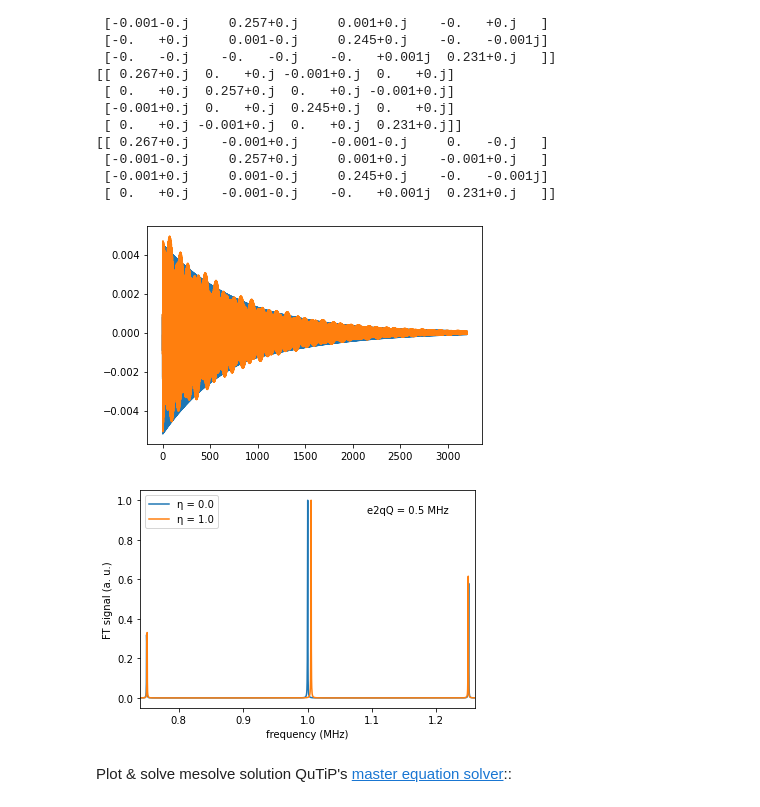
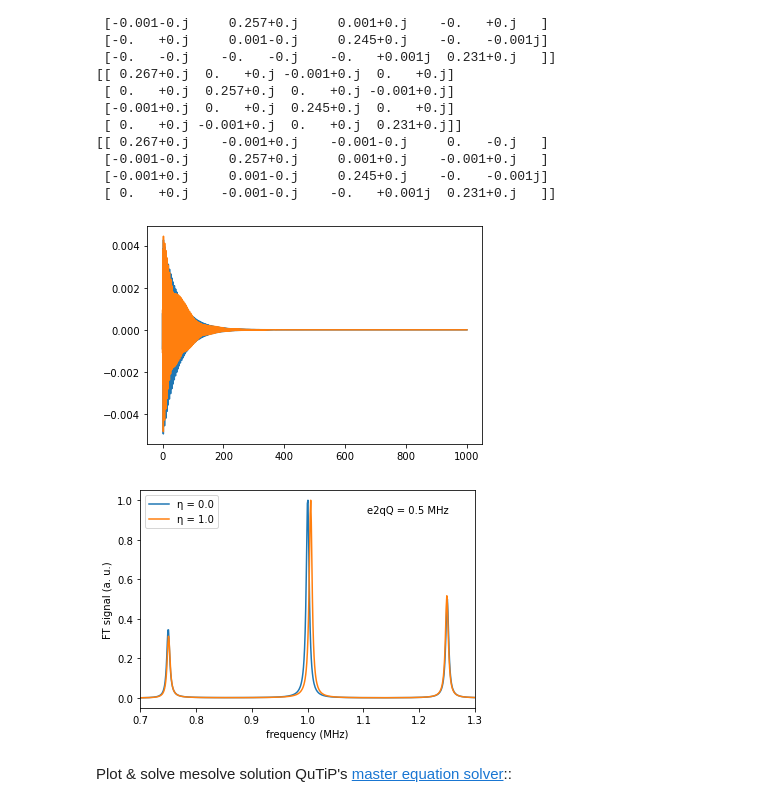
Before and after one commit to vemiBGH/PULSEE, a Jupyter notebook: demos/Quadrupolar_Coupling_Demo_PULSEE_3Solvers.ipynb, the cells around one changed output. Drawn from its saved outputs; the diff is of its cells as text; code cells hidden in the pictures.

```diff
--- a/demos/Quadrupolar_Coupling_Demo_PULSEE_3Solvers.ipynb
+++ b/demos/Quadrupolar_Coupling_Demo_PULSEE_3Solvers.ipynb
@@ -49,7 +49,6 @@ def simulate(solver):
                                             zeem_par=zeem_par, initial_state='canonical', temperature=1e-3)
 
         ix, iy, iz = qt.spin_J_set(3 / 2)
-#         dm_initial = iz
         print(np.round(dm_initial.full(), 3))
         opts = Options(atol=1e-10, rtol=1e-10, rhs_reuse=False, nsteps=16000)
         dm_evolved = evolve(spin, h_unperturbed, dm_initial, solver=solver, \
@@ -57,8 +56,8 @@ def simulate(solver):
                             picture='IP', n_points=10, opts=opts)
 
         print(np.round(dm_evolved.full(), 3))
-        t, FID = FID_signal(spin, h_unperturbed, dm_evolved, acquisition_time=3200, \
-                            T2=800, reference_frequency=0, n_points=5)
+        t, FID = FID_signal(spin, h_unperturbed, dm_evolved, acquisition_time=1000, \
+                            T2=50, reference_frequency=0, n_points=5)
 
 
         f, ft = fourier_transform_signal(FID, t, padding=0)
@@ -91,24 +90,21 @@ fts_magnus = simulate('magnus')
 fig, ax = plt.subplots()
 for eta, f, ft, t, fid in fts_magnus:
 	plt.plot(t, np.real(fid))
-
-# ax.set_xlim(0, 0.2)
-# fig.show()
 # %% [output]
-[figure, old version]
+[figure, new version]
 # %%
 fig, ax = plt.subplots()
 for eta, f, ft, t, fid in fts_magnus:
     plt.plot(f, (np.absolute(ft)/np.max(np.absolute(ft)))**2, label="\N{GREEK SMALL LETTER ETA} = " + str(np.round(eta, 2)))
 
 plt.figtext(.65, .8, 'e2qQ = ' + str(np.round(e2qQ, 3)) + ' MHz')
 plt.legend(loc='upper left')
 plt.xlabel("frequency (MHz)")
 plt.ylabel("FT signal (a. u.)")
-plt.xlim(0.74, 1.26)
+plt.xlim(0.7, 1.3)
 plt.show()
 # %% [output]
-[figure, old version]
+[figure, new version]
 # %% [markdown]
 Plot & solve mesolve solution QuTiP's [master equation solver](https://qutip.org/docs/latest/modules/qutip/mesolve.html#mesolve)::
 # %%
```
Also changed, not shown: parts of 9 cells of this notebook.
